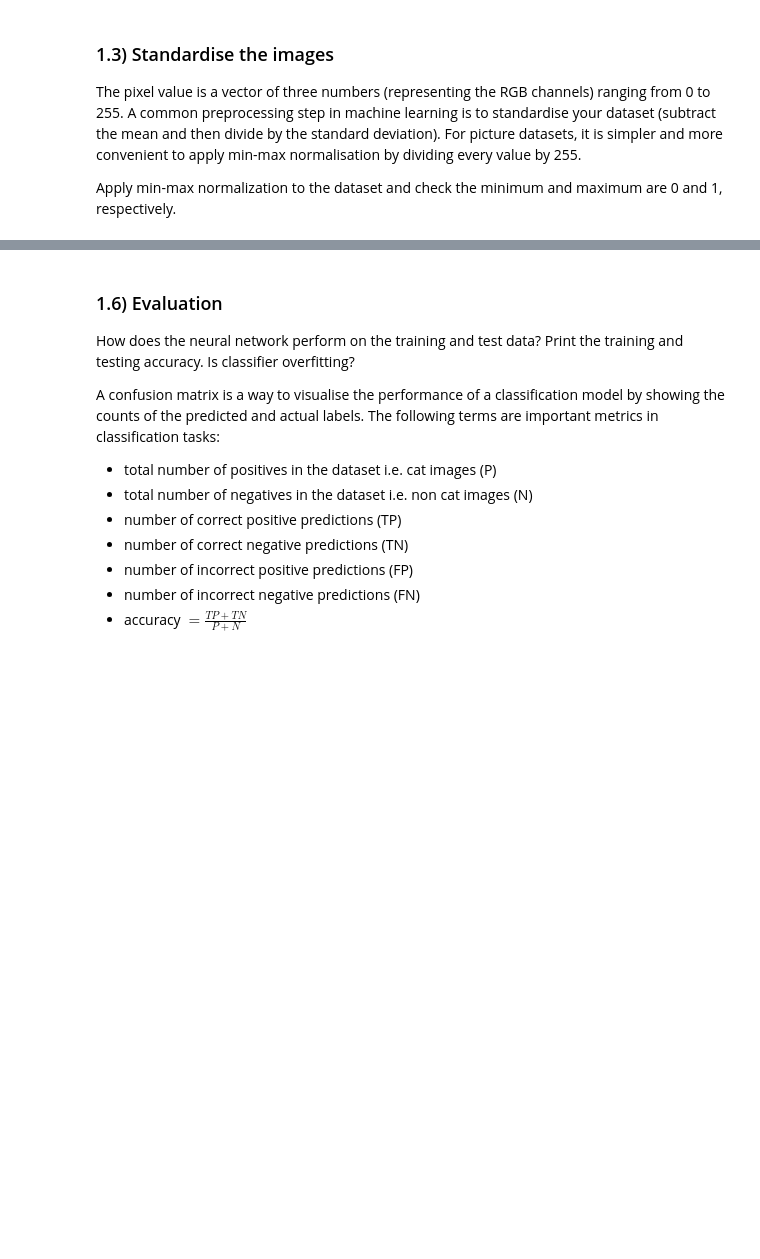
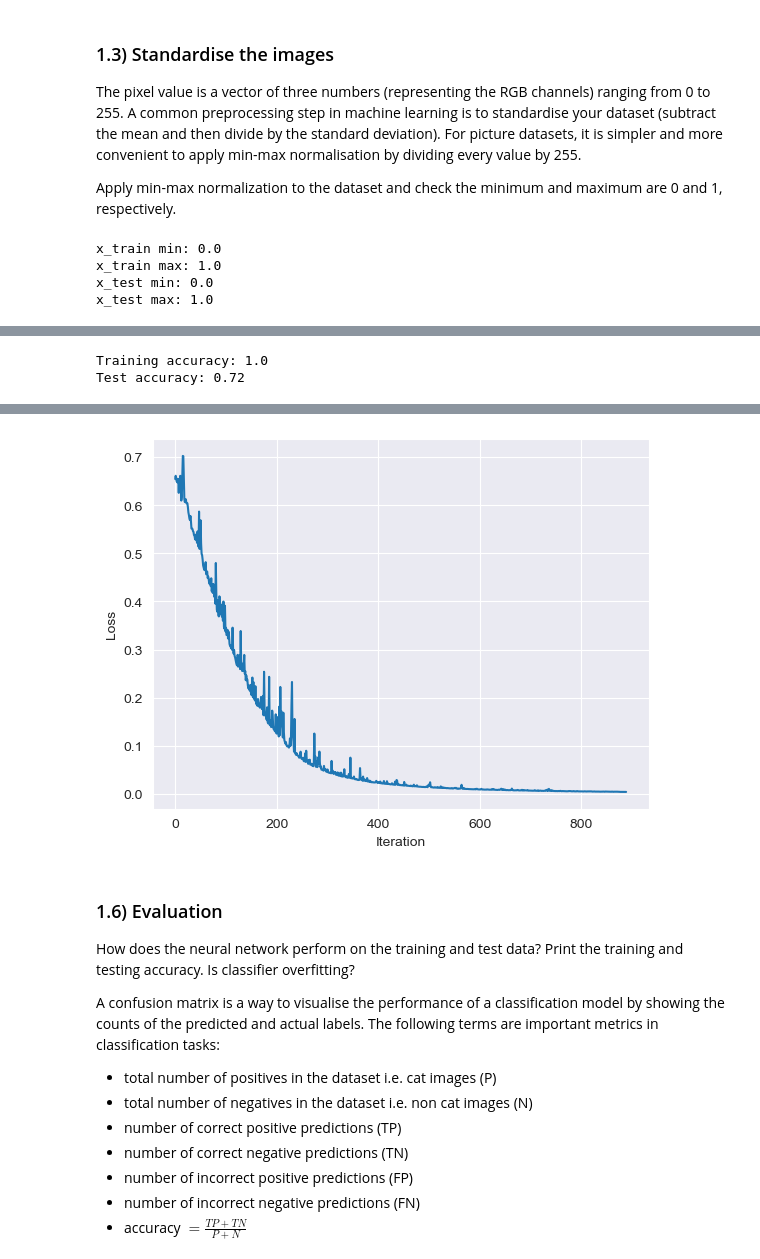
Before and after one commit to ZehuaLiuY/lab_sheets_public, a Jupyter notebook: lab2/lab2-linear_models_neural_nets_SVM.ipynb, the cells around one changed output, grey strips where cells are left out. Cells and saved outputs as stored; diff of their text form; code cells hidden in the pictures; blank space fills up the shorter version.

```diff
--- a/lab2/lab2-linear_models_neural_nets_SVM.ipynb
+++ b/lab2/lab2-linear_models_neural_nets_SVM.ipynb
@@ -73,0 +78,6 @@ Print the shape of the reshaped training and testing datasets.
+# %%
+# write your code here
+x_train = train_x_orig.reshape(train_x_orig.shape[0], -1)
+x_test = test_x_orig.reshape(test_x_orig.shape[0], -1)
+print(f'x_train shape: {x_train.shape}')
+print(f'x_test shape: {x_test.shape}')
@@ -81,3 +92,16 @@ Apply min-max normalization to the dataset and check the minimum and maximum are
+# %%
+# write your code here
+x_train = x_train/255.
+x_test = x_test/255.
+print(f'x_train min: {np.min(x_train)}')
+print(f'x_train max: {np.max(x_train)}')
+print(f'x_test min: {np.min(x_test)}')
+print(f'x_test max: {np.max(x_test)}')
+# %% [output]
+x_train min: 0.0
+x_train max: 1.0
+x_test min: 0.0
+x_test max: 1.0
 # %% [markdown]
 ### 1.4) Logistic regression classifier
 Logistic regression, despite its name, is a linear model for classification. The probabilities describing the possible outcomes of a classification are modeled using a logistic (sigmoid) function.
@@ -99,3 +121,11 @@ Hint, the classifier `fit` method has the following inputs:
+# %%
+# write your code here
+clf = LogisticRegression(random_state=0, max_iter= 10000).fit(x_train, train_y.flatten())
+print(f'Training accuracy: {clf.score(x_train, train_y.flatten())}')
+print(f'Test accuracy: {clf.score(x_test, test_y.flatten())}')
+# %% [output]
+Training accuracy: 1.0
+Test accuracy: 0.72
 # %% [markdown]
 ### Neural network architecture
 We will initially build a fully connected neural network with one hidden layer (i.e. one layer between input and output). When using more than one hidden layer we define it as a deep neural network.
@@ -157,3 +185,18 @@ Has the loss curve flat-lined? Hint, you may have to specify the `max_iter` and
+# %%
+# write your code here
+nn_clf = MLPClassifier(hidden_layer_sizes=(64,64),
+                       activation='relu',
+                       solver='sgd',
+                       learning_rate_init=1e-3,
+                       alpha=0, max_iter=1000,
+                       n_iter_no_change=100)
+nn_clf.fit(x_train, train_y.flatten())
+plt.plot(nn_clf.loss_curve_)
+plt.xlabel('Iteration')
+plt.ylabel('Loss')
+plt.show()
+# %% [output]
+[figure, added]
 # %% [markdown]
 ### 1.6) Evaluation
 How does the neural network perform on the training and test data? Print the training and testing accuracy. Is classifier overfitting?
```
Also changed, not shown: parts of 8 cells of this notebook, 2 other files.
